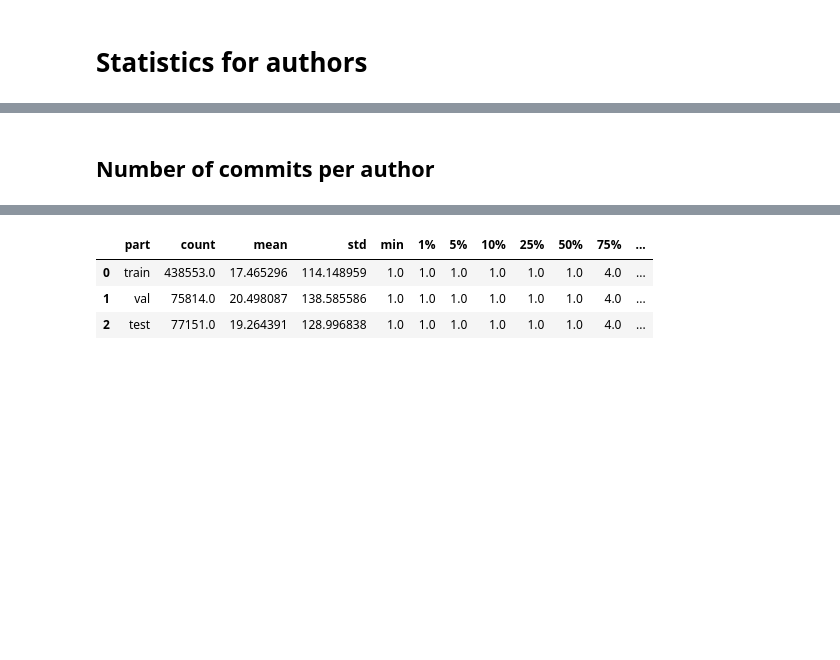
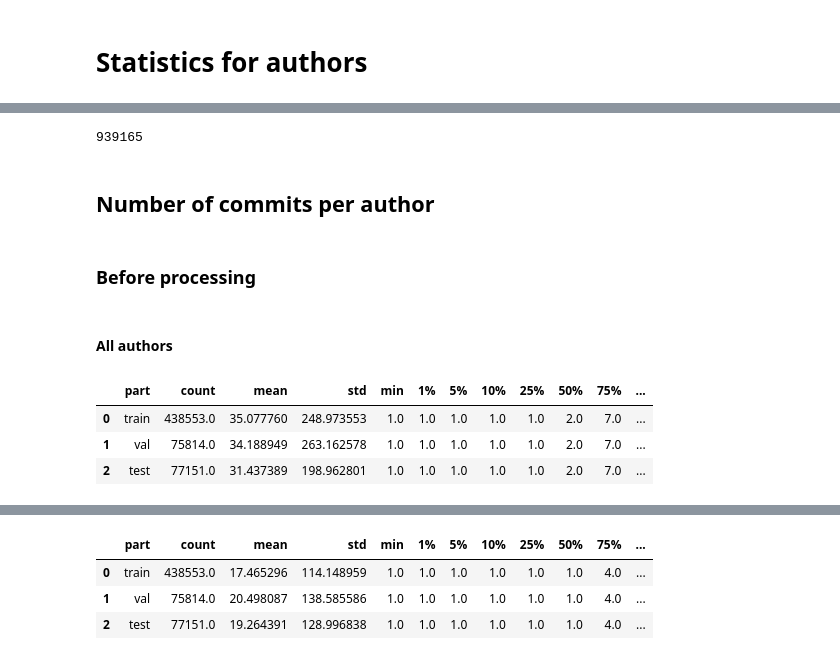
Before and after one commit to saridormi/commit_chronicle, a Jupyter notebook: notebooks/explore_dataset.ipynb, the cells around one changed output, grey strips where cells are left out. Cells and saved outputs as stored; diff of their text form; code cells hidden in the pictures; blank space fills up the shorter version.

Commit message:
Add history-related statistics to explore_dataset

```diff
--- a/notebooks/explore_dataset.ipynb
+++ b/notebooks/explore_dataset.ipynb
@@ -763,13 +768,44 @@ test_stats.groupby("lang")["percent_commits_by_lang"].describe(
+# %%
+import json
+
+
+with open("stats/raw/author_commits_map.json", "r") as f:
+    orig_history_map = {int(k): int(v) for k, v in json.load(f).items()}
+# %%
+len(orig_history_map)
+# %% [output]
+939165
 # %%
 def calculate_author_stats(df, skip_single_commit: bool = False):
-    lang_stats = df.groupby("language")["hash"].count().to_dict()
-    author_stats = df.groupby("author").agg(num_commits=("hash", "count"), lang=("language", "first"))
+    author_stats = df.groupby("author").agg(num_commits=("hash", "count"), lang=("language", "first")).reset_index()
+    author_stats["num_commits_orig"] = [orig_history_map[author] for author in author_stats.author]
     if skip_single_commit:
-        author_stats = author_stats.loc[author_stats.num_commits > 1].copy()
-    author_stats["percent_commits"] = (author_stats["num_commits"] / len(df)) * 100
-    author_stats["percent_commits_by_lang"] = (
-        author_stats["num_commits"] / [lang_stats[lang] for lang in author_stats.lang]
-    ) * 100
+        author_stats = author_stats.loc[author_stats.num_commits_orig > 1].copy()
+    author_stats["percent_commits"] = (author_stats["num_commits"] / author_stats["num_commits_orig"]) * 100
     return author_stats
 # %% [markdown]
 ## Number of commits per author
+# %% [markdown]
+### Before processing
+# %% [markdown]
+#### All authors
+# %%
+dfs = []
+
+for part in ["train", "val", "test"]:
+    part_stats = calculate_author_stats(commit_metadata_df.loc[commit_metadata_df.part == part])
+    part_percentiles = (
+        part_stats.num_commits_orig.describe(percentiles=[0.01, 0.05, 0.1, 0.25, 0.5, 0.75, 0.9, 0.95, 0.99])
+        .to_frame()
+        .transpose()
+    )
+    part_percentiles["part"] = part
+    dfs.append(part_percentiles)
+
+df = pd.concat(dfs, axis=0, ignore_index=True)
+df.reindex(columns=[df.columns.tolist()[-1]] + df.columns.tolist()[:-1])
+# %% [output]
+|  | part | count | mean | std | min | 1% | 5% | 10% | 25% | 50% | 75% | ... |
+| 0 | train | 438553.0 | 35.077760 | 248.973553 | 1.0 | 1.0 | 1.0 | 1.0 | 1.0 | 2.0 | 7.0 | ... |
+| 1 | val | 75814.0 | 34.188949 | 263.162578 | 1.0 | 1.0 | 1.0 | 1.0 | 1.0 | 2.0 | 7.0 | ... |
+| 2 | test | 77151.0 | 31.437389 | 198.962801 | 1.0 | 1.0 | 1.0 | 1.0 | 1.0 | 2.0 | 7.0 | ... |
```
Also changed, not shown: parts of 14 cells of this notebook.
